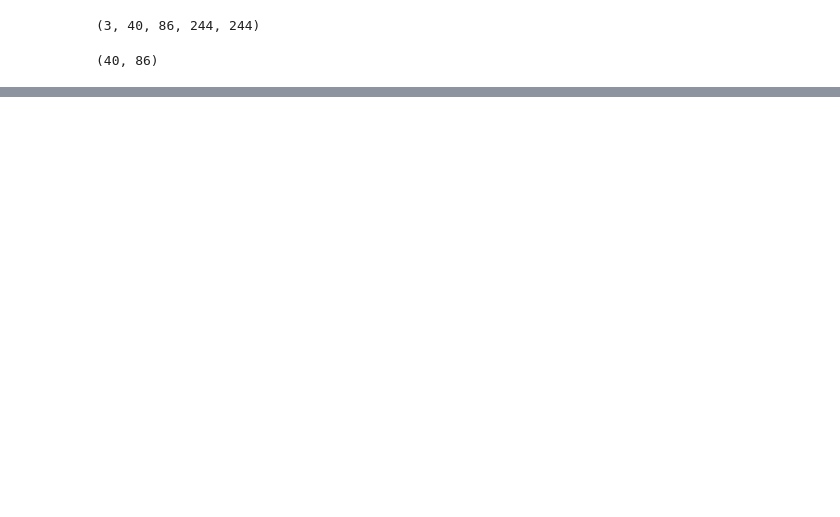
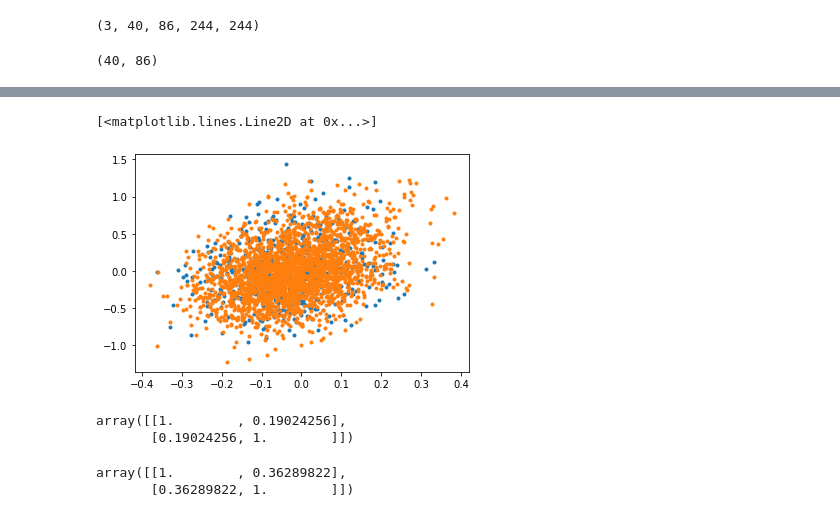
Before and after one commit to glennliu265/predict_amv, a Jupyter notebook: ResNet/train_resnet50.ipynb, the cells around one changed output, grey strips where cells are left out. Saved outputs shown, nothing was run; the diff lists cells and outputs as text; code cells hidden in the pictures; blank space fills up the shorter version.

```diff
--- a/ResNet/train_resnet50.ipynb
+++ b/ResNet/train_resnet50.ipynb
@@ -83,0 +110,19 @@ KeyboardInterrupt:
+# %%
+y_pred_val = model(X_val)
+y_pred_train = model(X_train)
+# %%
+plt.plot(y_pred_val.detach().numpy()[:,0],y_val.detach().numpy()[:,0],'.' )
+plt.plot(y_pred_train.detach().numpy()[:,0],y_train.detach().numpy()[:,0],'.' )
+# %% [output]
+[<matplotlib.lines.Line2D at 0x...>]
+[figure, added]
+# %%
+np.corrcoef( y_pred_val.detach().numpy()[:,0],y_val.detach().numpy()[:,0] )
+# %% [output]
+array([[1.        , 0.19024256],
+       [0.19024256, 1.        ]])
+# %%
+np.corrcoef( y_pred_train.detach().numpy()[:,0],y_train.detach().numpy()[:,0] )
+# %% [output]
+array([[1.        , 0.36289822],
+       [0.36289822, 1.        ]])
```
Also changed, not shown: parts of 7 cells of this notebook, 1 other file.
